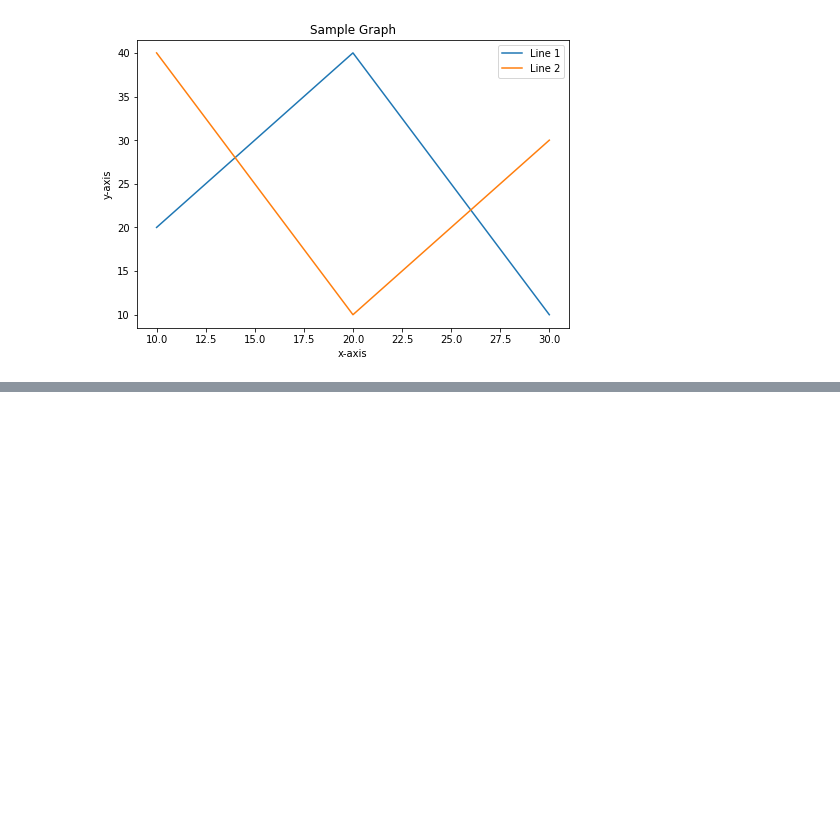
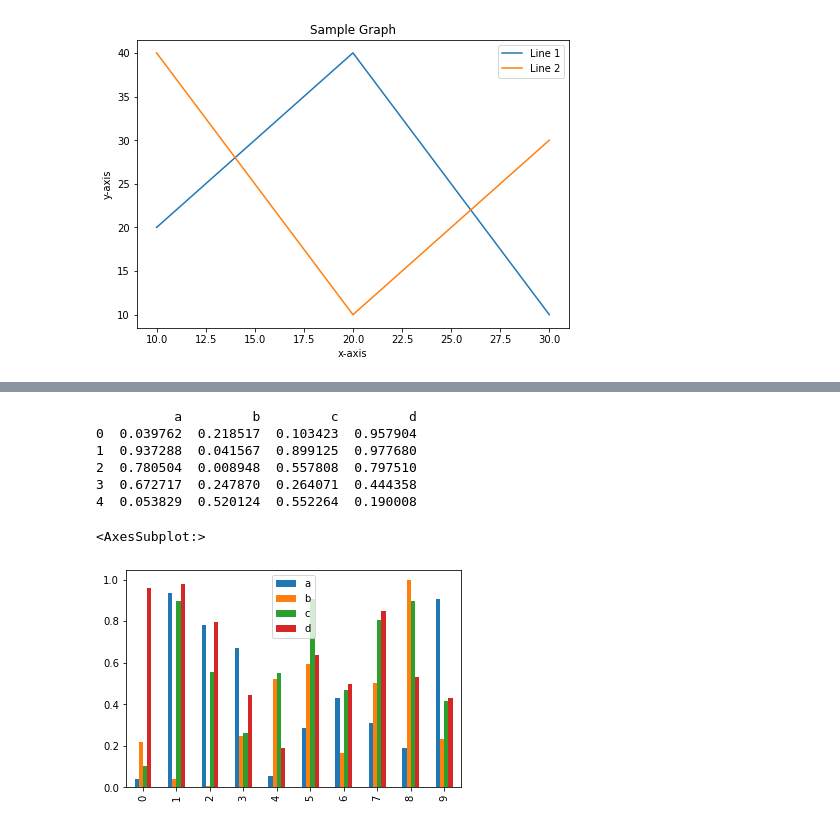
Before and after one commit to mwiginton/sandbox_matplotlib, a Jupyter notebook: practice_exercises.ipynb, the cells around one changed output, grey strips where cells are left out. Drawn from its saved outputs; the diff is of its cells as text; code cells hidden in the pictures; blank space fills up the shorter version.

```diff
--- a/practice_exercises.ipynb
+++ b/practice_exercises.ipynb
@@ -69,0 +94,13 @@ plt.legend()
+# %%
+# Sample Bar Plot
+print(df2.head())
+df2.plot.bar()
+# %% [output]
+          a         b         c         d
+0  0.039762  0.218517  0.103423  0.957904
+1  0.937288  0.041567  0.899125  0.977680
+2  0.780504  0.008948  0.557808  0.797510
+3  0.672717  0.247870  0.264071  0.444358
+4  0.053829  0.520124  0.552264  0.190008
+<AxesSubplot:>
+[figure, added]
```
Also changed, not shown: parts of 6 cells of this notebook, 2 other files.
